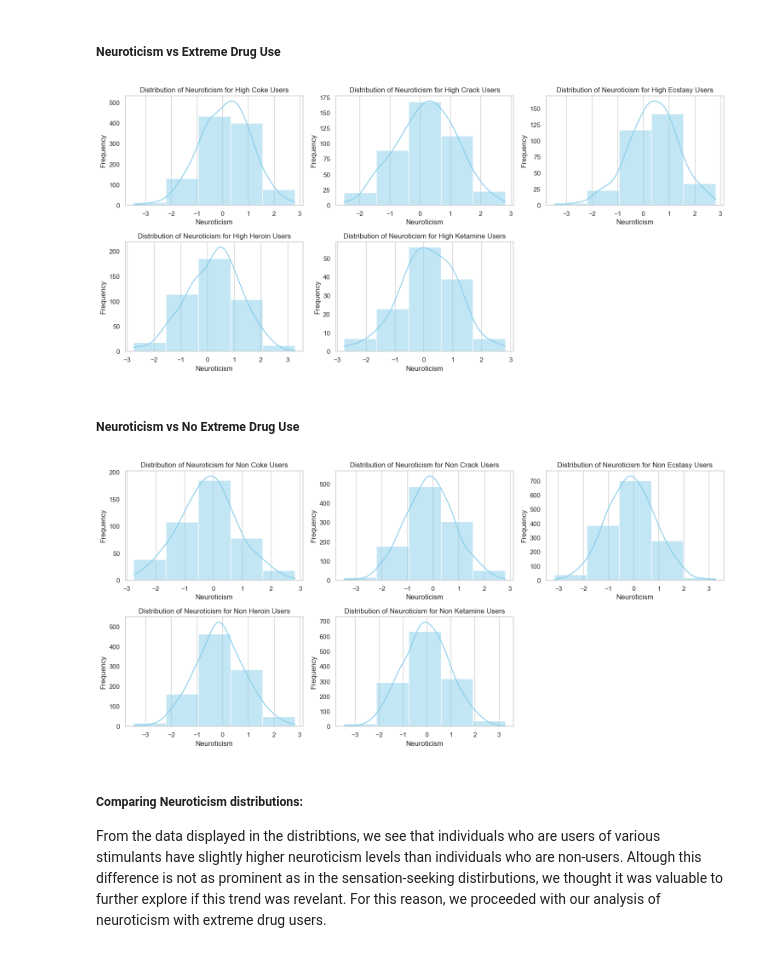
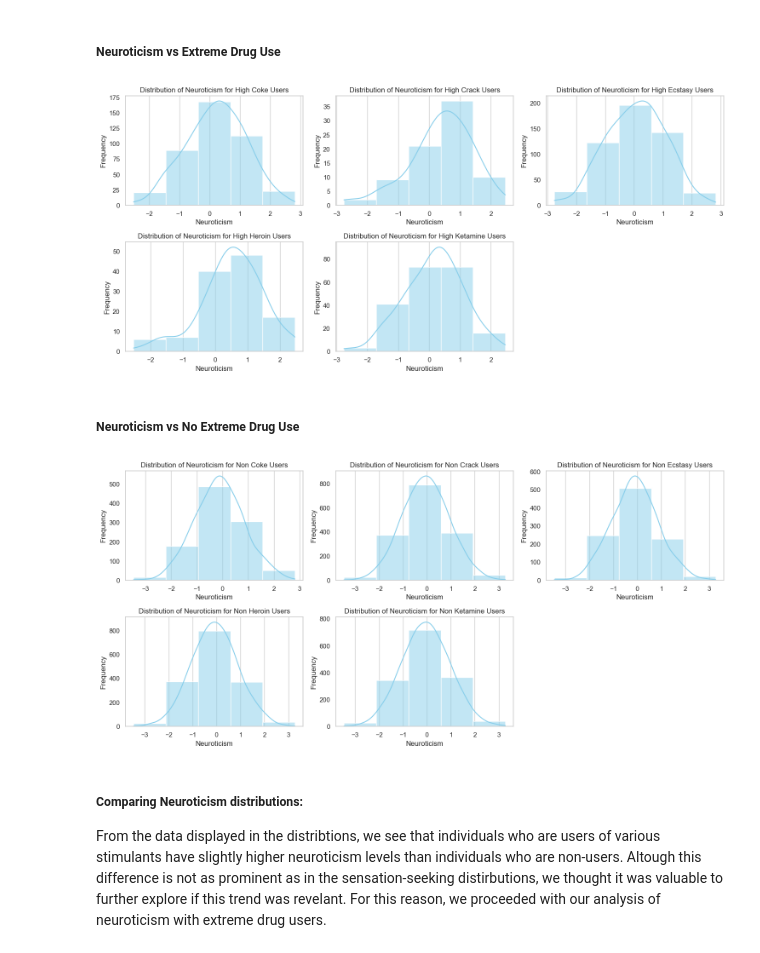
Before and after one commit to anna-nelson/Final-Project-INFO2950, a Jupyter notebook: Phase5.ipynb, the cells around one changed output. Drawn from its saved outputs; the diff is of its cells as text; code cells hidden in the pictures.

```diff
--- a/Phase5.ipynb
+++ b/Phase5.ipynb
@@ -205,7 +209,7 @@ data_combined = pd.read_csv("numerical_targets.csv")
 high_coke_users = data_combined[data_combined['coke'].isin(
     [3,4,5,6])]
 plt.subplot(3, 3, 1)
-sns.histplot(high_nicotine_users['neuroticism'], bins=5, kde=True,
+sns.histplot(high_coke_users['neuroticism'], bins=5, kde=True,
              color='skyblue')
 plt.title("Distribution of Neuroticism for High Coke Users")
 plt.xlabel("Neuroticism")
@@ -216,7 +220,7 @@ plt.grid(axis='y')
 high_crack_users = data_combined[data_combined['crack'].isin(
     [3,4,5,6])]
 plt.subplot(3, 3, 2)
-sns.histplot(high_cocaine_users['neuroticism'], bins=5, kde=True,
+sns.histplot(high_crack_users['neuroticism'], bins=5, kde=True,
              color='skyblue')
 plt.title("Distribution of Neuroticism for High Crack Users")
 plt.xlabel("Neuroticism")
@@ -227,39 +231,39 @@ plt.grid(axis='y')
 high_ecstasy_users = data_combined[data_combined['ecstasy'].isin(
     [3,4,5,6])]
 plt.subplot(3, 3, 3)
-sns.histplot(high_methamphetime_users['neuroticism'], bins=5, kde=True,
+sns.histplot(high_ecstasy_users['neuroticism'], bins=5, kde=True,
              color='skyblue')
 plt.title("Distribution of Neuroticism for High Ecstasy Users")
 plt.xlabel("Neuroticism")
 plt.ylabel("Frequency")
 plt.grid(axis='y')
 
 #heroin
 high_heroin_users = data_combined[data_combined['heroin'].isin(
     [3,4,5,6])]
 plt.subplot(3, 3, 4)
-sns.histplot(high_amphetimine_users['neuroticism'], bins=5, kde=True,
+sns.histplot(high_heroin_users['neuroticism'], bins=5, kde=True,
              color='skyblue')
 plt.title("Distribution of Neuroticism for High Heroin Users")
 plt.xlabel("Neuroticism")
 plt.ylabel("Frequency")
 plt.grid(axis='y')
 
 #ketamine
 high_ketamine_users = data_combined[data_combined['ketamine'].isin(
     [3,4,5,6])]
 plt.subplot(3, 3, 5)
-sns.histplot(high_amyl_users['neuroticism'], bins=5, kde=True,
+sns.histplot(high_ketamine_users['neuroticism'], bins=5, kde=True,
              color='skyblue')
 plt.title("Distribution of Neuroticism for High Ketamine Users")
 plt.xlabel("Neuroticism")
 plt.ylabel("Frequency")
 plt.grid(axis='y')
 
 plt.tight_layout()
 plt.show()
 # %% [output]
-[figure, old version]
+[figure, new version]
 # %% [markdown]
 ##### Neuroticism vs No Extreme Drug Use
 # %%
@@ -270,7 +274,7 @@ data_combined = pd.read_csv("numerical_targets.csv")
 #coke
 non_coke_users = data_combined[data_combined['coke'].isin([0])]
 plt.subplot(3, 3, 1)
-sns.histplot(non_nicotine_users['neuroticism'], bins=5, kde=True,
+sns.histplot(non_coke_users['neuroticism'], bins=5, kde=True,
              color='skyblue')
 plt.title("Distribution of Neuroticism for Non Coke Users")
 plt.xlabel("Neuroticism")
@@ -280,7 +284,7 @@ plt.grid(axis='y')
 #crack
 non_crack_users = data_combined[data_combined['crack'].isin([0])]
 plt.subplot(3, 3, 2)
-sns.histplot(non_cocaine_users['neuroticism'], bins=5, kde=True,
+sns.histplot(non_crack_users['neuroticism'], bins=5, kde=True,
              color='skyblue')
 plt.title("Distribution of Neuroticism for Non Crack Users")
 plt.xlabel("Neuroticism")
@@ -290,7 +294,7 @@ plt.grid(axis='y')
 #ecstasy
 non_ecstasy_users = data_combined[data_combined['ecstasy'].isin([0])]
 plt.subplot(3, 3, 3)
-sns.histplot(non_methamphetime_users['neuroticism'], bins=5, kde=True,
+sns.histplot(non_ecstasy_users['neuroticism'], bins=5, kde=True,
              color='skyblue')
 plt.title("Distribution of Neuroticism for Non Ecstasy Users")
 plt.xlabel("Neuroticism")
@@ -300,7 +304,7 @@ plt.grid(axis='y')
 #heroin
 non_heroin_users = data_combined[data_combined['heroin'].isin([0])]
 plt.subplot(3, 3, 4)
-sns.histplot(non_amphetimine_users['neuroticism'], bins=5, kde=True,
+sns.histplot(non_heroin_users['neuroticism'], bins=5, kde=True,
              color='skyblue')
 plt.title("Distribution of Neuroticism for Non Heroin Users")
 plt.xlabel("Neuroticism")
@@ -310,7 +314,7 @@ plt.grid(axis='y')
 #ketamine
 non_ketamine_users = data_combined[data_combined['ketamine'].isin([0])]
 plt.subplot(3, 3, 5)
-sns.histplot(non_amyl_users['neuroticism'], bins=5, kde=True,
+sns.histplot(non_ketamine_users['neuroticism'], bins=5, kde=True,
              color='skyblue')
 plt.title("Distribution of Neuroticism for Non Ketamine Users")
 plt.xlabel("Neuroticism")
@@ -320,7 +324,7 @@ plt.grid(axis='y')
 plt.tight_layout()
 plt.show()
 # %% [output]
-[figure, old version]
+[figure, new version]
 # %% [markdown]
 ##### Comparing Neuroticism distributions:
 
```
Also changed, not shown: parts of 26 cells of this notebook.
